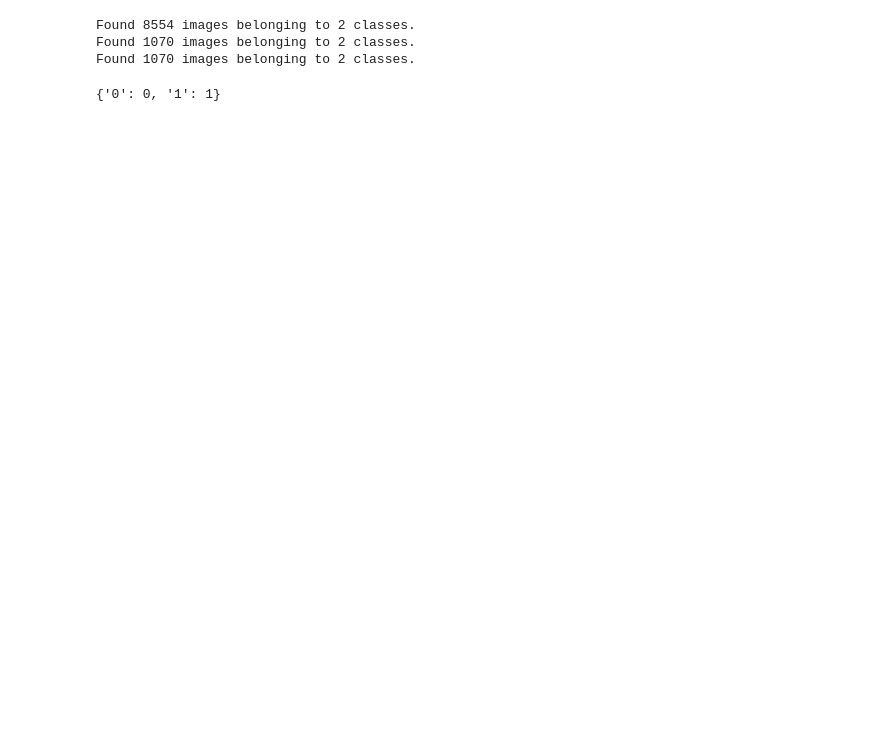
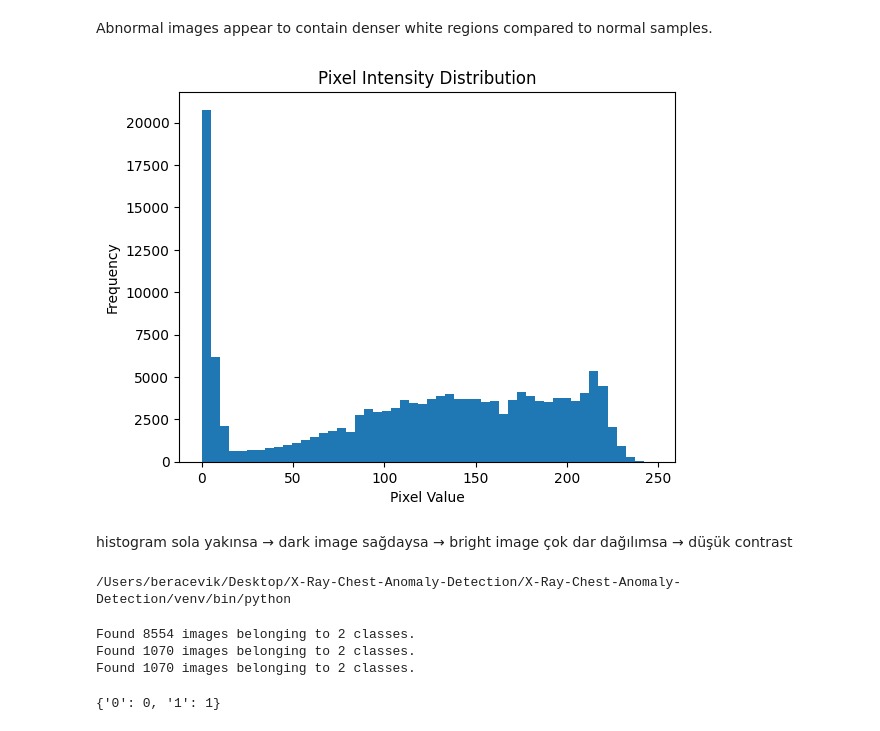
Before and after one commit to beracvk/X-Ray-Chest-Anomaly-Detection, a Jupyter notebook: Main.ipynb, the cells around one changed output. Saved outputs shown, nothing was run; the diff lists cells and outputs as text; code cells hidden in the pictures; blank space fills up the shorter version.

```diff
--- a/Main.ipynb
+++ b/Main.ipynb
@@ -13,0 +87,16 @@ print(sys.executable)
+# %% [markdown]
+Abnormal images appear to contain denser white regions compared to normal samples.
+# %%
+img_array = image.img_to_array(normal_img)
+
+plt.hist(img_array.flatten(), bins=50)
+plt.title("Pixel Intensity Distribution")
+plt.xlabel("Pixel Value")
+plt.ylabel("Frequency")
+plt.show()
+# %% [output]
+[figure, added]
+# %% [markdown]
+histogram sola yakınsa → dark image
+sağdaysa → bright image
+çok dar dağılımsa → düşük contrast
@@ -13,0 +105,5 @@ print(sys.executable)
+# %%
+import sys
+print(sys.executable)
+# %% [output]
+/Users/beracevik/Desktop/X-Ray-Chest-Anomaly-Detection/X-Ray-Chest-Anomaly-Detection/venv/bin/python
```
Also changed, not shown: parts of 9 cells of this notebook.
